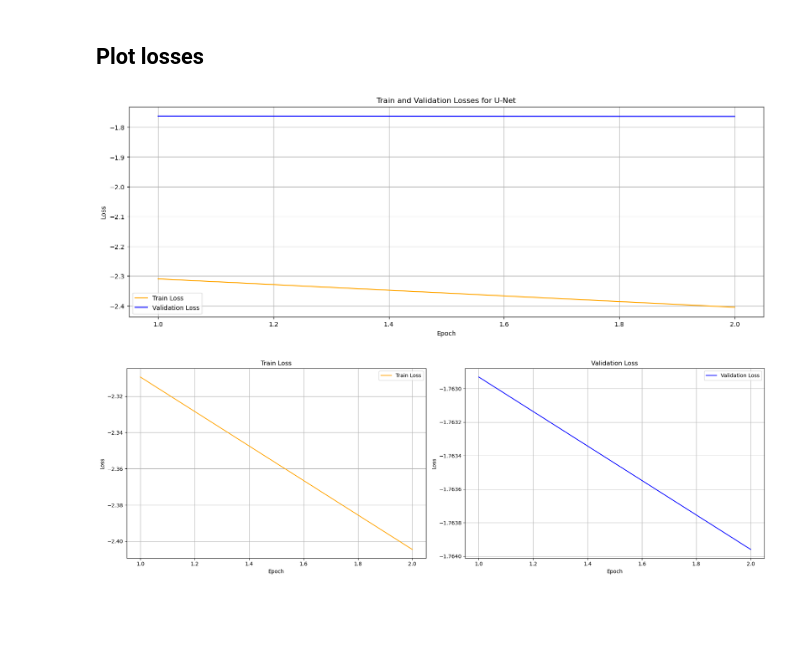
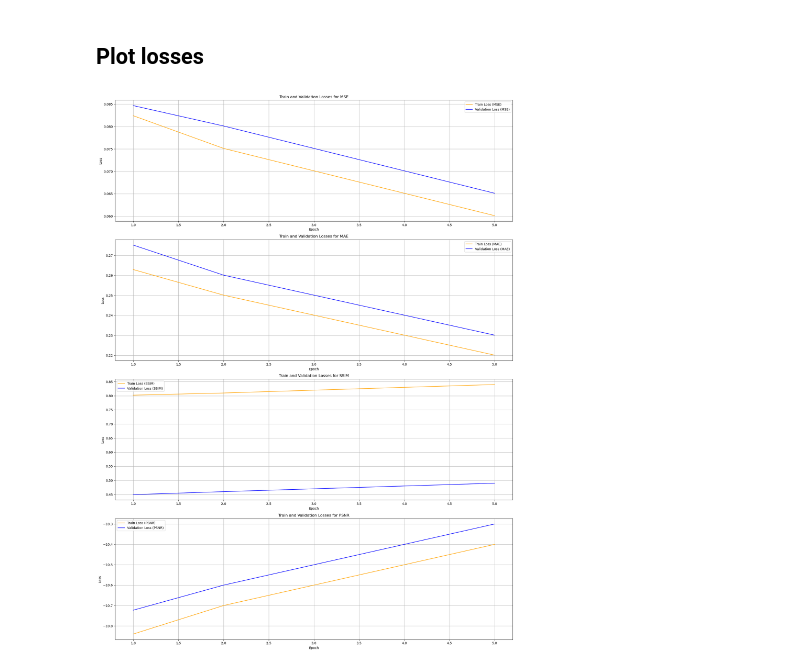
Before and after one commit to r-grun/stereo-recreation-from-anaglyphs, a Jupyter notebook: image_colorization/plot_training_results_unet.ipynb, the cells around one changed output. Drawn from its saved outputs; the diff is of its cells as text; code cells hidden in the pictures; blank space fills up the shorter version.

Commit message:
Update plot notebook

```diff
--- a/image_colorization/plot_training_results_unet.ipynb
+++ b/image_colorization/plot_training_results_unet.ipynb
@@ -10,45 +10,28 @@ import matplotlib.pyplot as plt
 # %% [markdown]
 ## Select files
 # %%
-training_log_path = './results/test/training_losses_unet_20250121_174041.csv'
+training_log_path = './results/test/training_losses_unet_20250123_155422.csv'
 training_df = pd.read_csv(training_log_path)
 # %% [markdown]
 ## Plot losses
 # %%
-# Create subplots with a 2x1 grid for the combined plot and individual plots
-fig, ax1 = plt.subplots(1, 1, figsize=(18, 6))
+# Plot losses
+fig, axes = plt.subplots(4, 1, figsize=(18, 24))
 
-# Plot both losses in one plot
-ax1.plot(training_df['Epoch'], training_df['Train Loss'], label='Train Loss', color='orange')
-ax1.plot(training_df['Epoch'], training_df['Validation Loss'], label='Validation Loss', color='blue')
-ax1.set_xlabel('Epoch')
-ax1.set_ylabel('Loss')
-ax1.set_title('Train and Validation Losses for U-Net')
-ax1.legend()
-ax1.grid(True)
+metrics = ['MSE', 'MAE', 'SSIM', 'PSNR']
+colors = ['orange', 'blue']
 
-# Create a new figure for the individual plots
-fig2, (ax2, ax3) = plt.subplots(1, 2, figsize=(18, 6))
+for i, metric in enumerate(metrics):
+    ax = axes[i]
+    ax.plot(training_df['Epoch'], training_df[f'Train Loss ({metric})'], label=f'Train Loss ({metric})', color=colors[0])
+    ax.plot(training_df['Epoch'], training_df[f'Validation Loss ({metric})'], label=f'Validation Loss ({metric})', color=colors[1])
+    ax.set_xlabel('Epoch')
+    ax.set_ylabel('Loss')
+    ax.set_title(f'Train and Validation Losses for {metric}')
+    ax.legend()
+    ax.grid(True)
 
-# Plot Train Loss
-ax2.plot(training_df['Epoch'], training_df['Train Loss'], label='Train Loss', color='orange')
-ax2.set_xlabel('Epoch')
-ax2.set_ylabel('Loss')
-ax2.set_title('Train Loss')
-ax2.legend()
-ax2.grid(True)
-
-# Plot Validation Loss
-ax3.plot(training_df['Epoch'], training_df['Validation Loss'], label='Validation Loss', color='blue')
-ax3.set_xlabel('Epoch')
-ax3.set_ylabel('Loss')
-ax3.set_title('Validation Loss')
-ax3.legend()
-ax3.grid(True)
-
-# Show the plots
 plt.tight_layout()
 plt.show()
 # %% [output]
-[figure, old version]
+[figure, new version]
-[figure, removed]
```
